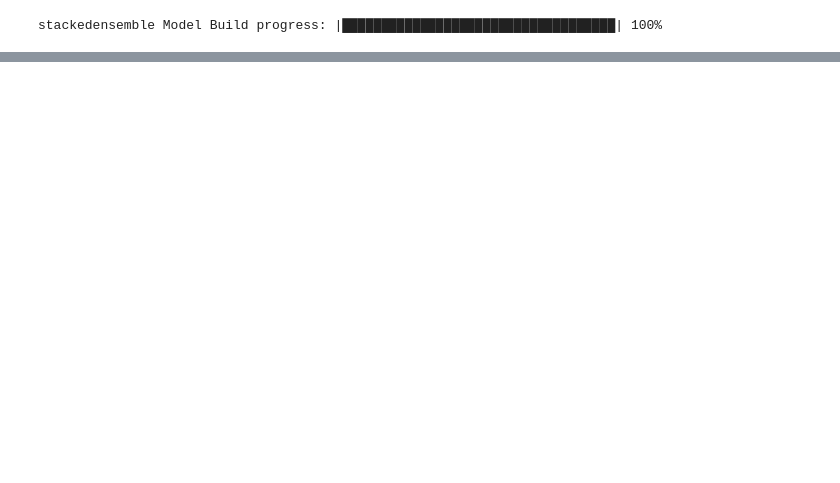
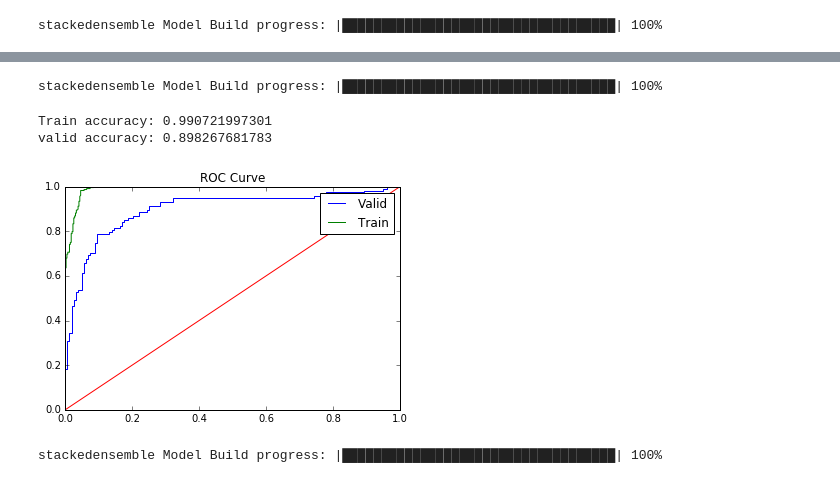
Before and after one commit to hamzafar/titanic_competition, a Jupyter notebook: Model Stacking.ipynb, the cells around one changed output, grey strips where cells are left out. Drawn from its saved outputs; the diff is of its cells as text; code cells hidden in the pictures; blank space fills up the shorter version.

```diff
--- a/Model Stacking.ipynb
+++ b/Model Stacking.ipynb
@@ -133,10 +134,10 @@ naivebayes Model Build progress: |███████████████
 # %%
 # Train and cross-validate a DL
 my_dl = H2ODeepLearningEstimator(seed =1,
-                              hidden=[200,200,200,100],
-                              epochs =1000,
-                              l2= 1e-45,
-                              l1=1e-2,
+                              hidden=[200,200],
+                              epochs =100,
+                              l2= 1e-5,
+#                               l1=1e-2,
                               activation = 'MaxoutWithDropout',
                               distribution = 'AUTO',
                               nfolds=nfolds,
@@ -188,0 +190,20 @@ valid accuracy: 0.895067858325
+# %%
+# Train a stacked ensemble using the GBM  GLM and DL above
+ensemble1_1 = H2OStackedEnsembleEstimator(model_id="my_ensemble_binomial1_1",
+                                       base_models=[my_gbm.model_id, my_rf.model_id, my_dl.model_id])
+ensemble1_1.train(x = input_name, y = response, training_frame=hdf_train, validation_frame=hdf_validate)
+# %% [output]
+stackedensemble Model Build progress: |███████████████████████████████████| 100%
+# %%
+model_performance(ensemble1_1)
+# %% [output]
+Train accuracy: 0.990721997301
+valid accuracy: 0.898267681783
+[figure, added]
+# %%
+# Train a stacked ensemble using the GBM  GLM  DL and NB above
+ensemble1_2 = H2OStackedEnsembleEstimator(model_id="my_ensemble_binomial1_2",
+                                       base_models=[my_gbm.model_id, my_rf.model_id, my_dl.model_id, my_nb.model_id])
+ensemble1_2.train(x = input_name, y = response, training_frame=hdf_train, validation_frame=hdf_validate)
+# %% [output]
+stackedensemble Model Build progress: |███████████████████████████████████| 100%
```
Also changed, not shown: parts of 20 cells of this notebook.
